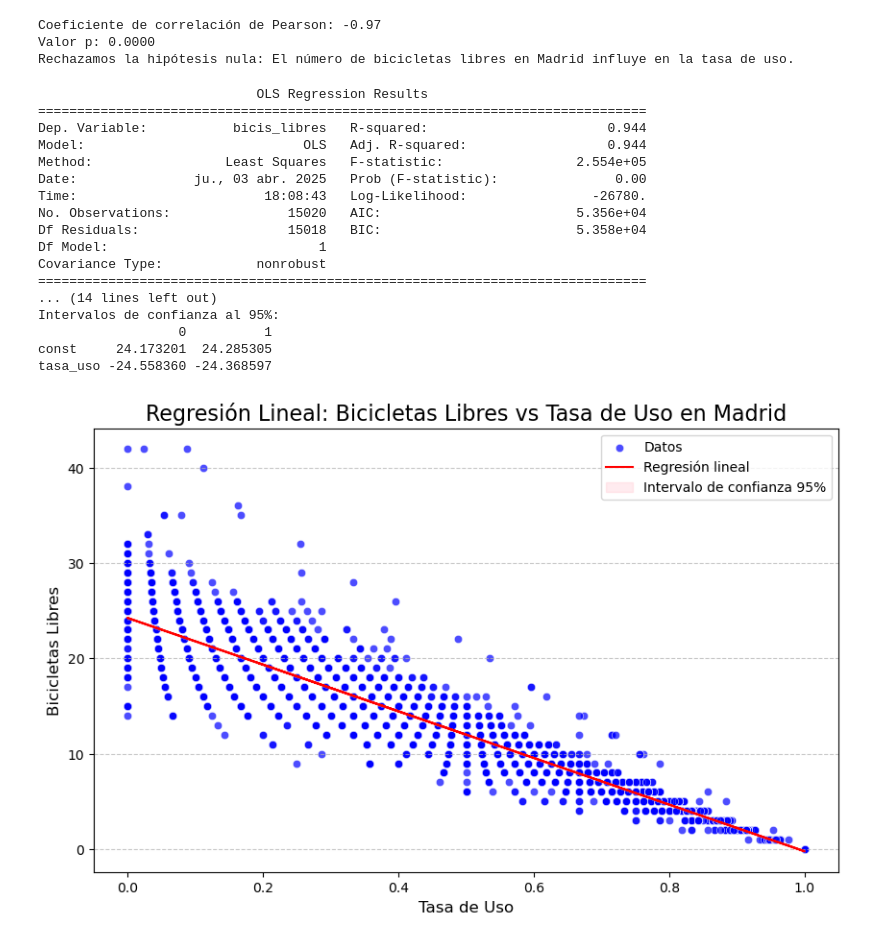
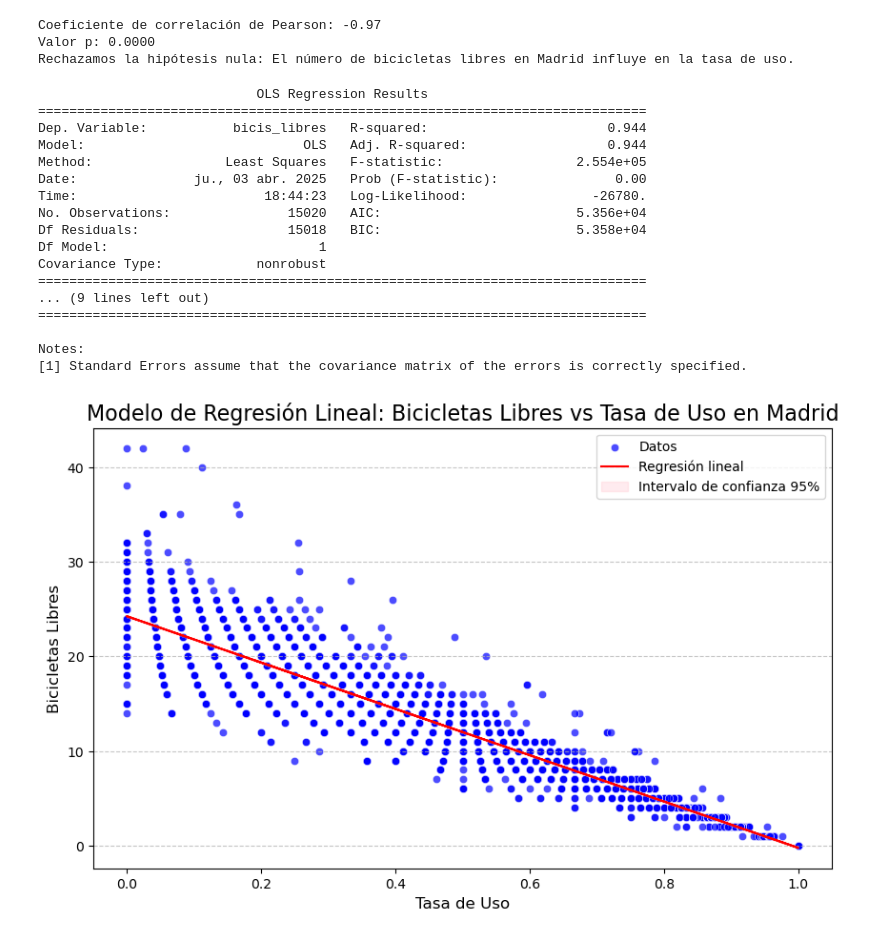
Before and after one commit to PabloArrHdez/1-Proyecto-Evolve-, a Jupyter notebook: notebook_api(bicis).ipynb, the cells around one changed output. Saved outputs shown, nothing was run; the diff lists cells and outputs as text; code cells hidden in the pictures.

Commit message:
modified:   notebook_api(bicis).ipynb 	modified:   src/visualizacion.py

```diff
--- a/notebook_api(bicis).ipynb
+++ b/notebook_api(bicis).ipynb
@@ -271,11 +271,11 @@ Valor p: 0.0000
 Rechazamos la hipótesis nula: El número de bicicletas libres en Madrid influye en la tasa de uso.
 # %%
 
-# Definir las variables independientes (X) y dependientes (Y)
+
 X = df_madrid['tasa_uso']
 Y = df_madrid['bicis_libres']
 
-# Agregar una constante a X para el término de intersección (bias)
+
 X = sm.add_constant(X)
 
 # Crear el modelo de regresión lineal
@@ -284,49 +284,44 @@ modelo = sm.OLS(Y, X).fit()
 # Resumen del modelo
 print(modelo.summary())
 
-# Obtener los intervalos de confianza al 95%
-intervalos_confianza = modelo.conf_int(alpha=0.05)
-print("\nIntervalos de confianza al 95%:")
-print(intervalos_confianza)
-
-# Visualizar la regresión lineal con el intervalo de confianza
+# Visualizar la relación con un gráfico de dispersión
 plt.figure(figsize=(10, 6))
 sns.scatterplot(x='tasa_uso', y='bicis_libres', data=df_madrid, color='blue', alpha=0.7, label='Datos')
 plt.plot(df_madrid['tasa_uso'], modelo.predict(X), color='red', label='Regresión lineal')
 
 # Calcular el intervalo de confianza para la predicción
 predicciones = modelo.get_prediction(X)
 pred_summary = predicciones.summary_frame(alpha=0.05)  # Intervalo de confianza al 95%
 
 # Dibujar el intervalo de confianza
 plt.fill_between(df_madrid['tasa_uso'],
                  pred_summary['mean_ci_lower'],
                  pred_summary['mean_ci_upper'],
                  color='pink', alpha=0.3, label='Intervalo de confianza 95%')
 
 # Personalizar el gráfico
-plt.title('Regresión Lineal: Bicicletas Libres vs Tasa de Uso en Madrid', fontsize=16)
+plt.title('Modelo de Regresión Lineal: Bicicletas Libres vs Tasa de Uso en Madrid', fontsize=16)
 plt.xlabel('Tasa de Uso', fontsize=12)
 plt.ylabel('Bicicletas Libres', fontsize=12)
 plt.legend()
 plt.grid(axis='y', linestyle='--', alpha=0.7)
 plt.show()
 # %% [output]
                             OLS Regression Results
 ==============================================================================
 Dep. Variable:           bicis_libres   R-squared:                       0.944
 Model:                            OLS   Adj. R-squared:                  0.944
 Method:                 Least Squares   F-statistic:                 2.554e+05
 Date:               ju., 03 abr. 2025   Prob (F-statistic):               0.00
-Time:                        18:08:43   Log-Likelihood:                -26780.
+Time:                        18:44:23   Log-Likelihood:                -26780.
 No. Observations:               15020   AIC:                         5.356e+04
 Df Residuals:                   15018   BIC:                         5.358e+04
 Df Model:                           1
 Covariance Type:            nonrobust
 ==============================================================================
-... (14 lines left out)
-Intervalos de confianza al 95%:
-                  0          1
-const     24.173201  24.285305
-tasa_uso -24.558360 -24.368597
+... (9 lines left out)
+==============================================================================
+
+Notes:
+[1] Standard Errors assume that the covariance matrix of the errors is correctly specified.
-[figure, old version]
+[figure, new version]
```
Also changed, not shown: 1 other file.
